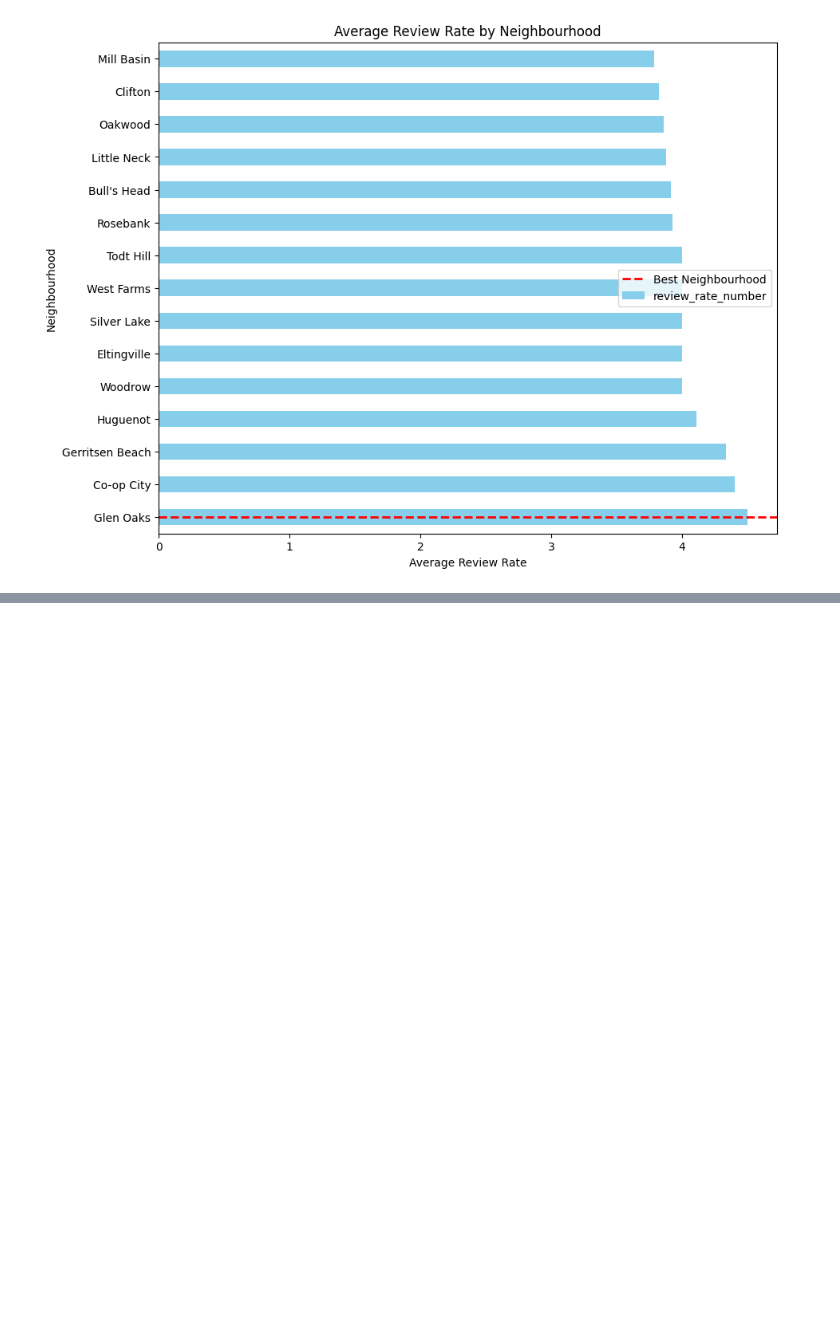
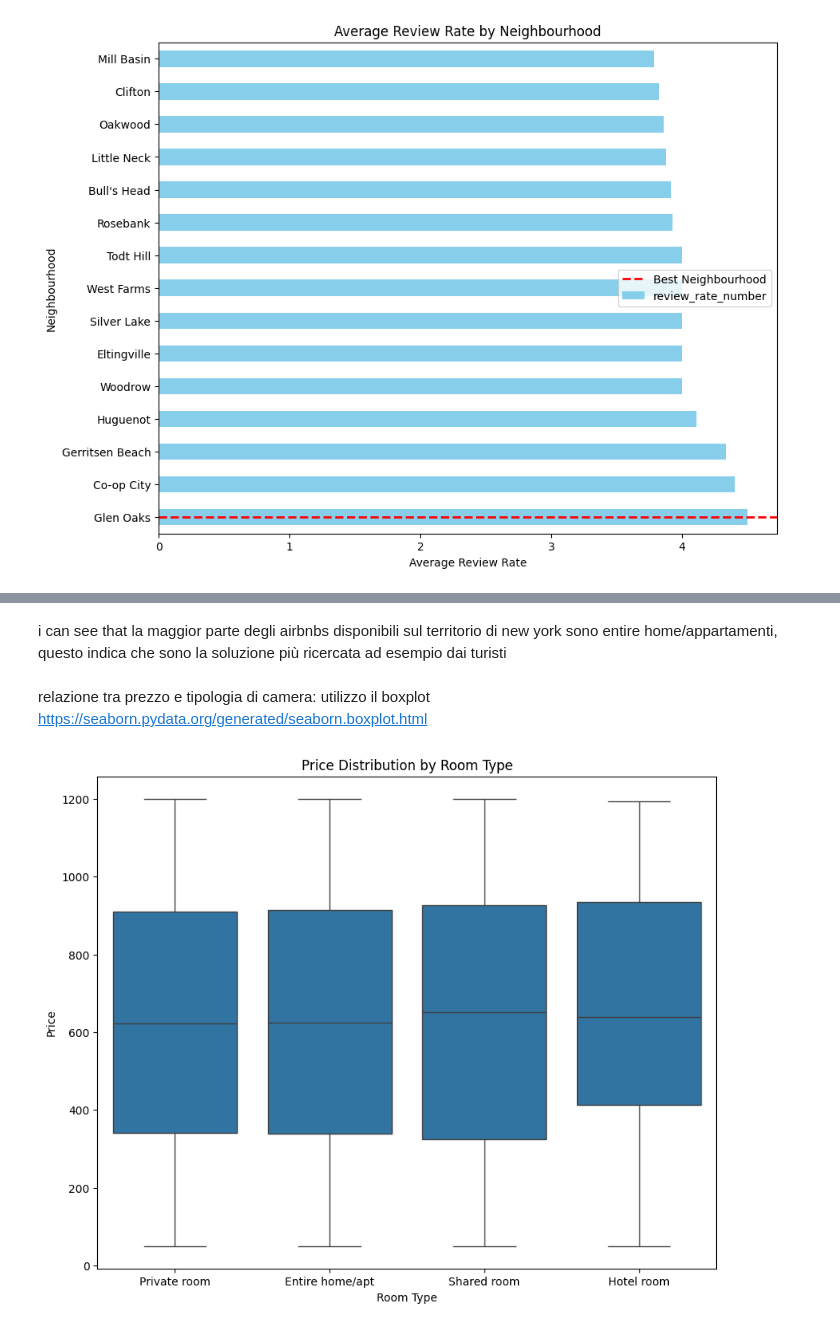
Before and after one commit to AnnaBicelli/Airbnb_Open_Data_project, a Jupyter notebook: Airbnb_Project.ipynb, the cells around one changed output, grey strips where cells are left out. Saved outputs shown, nothing was run; the diff lists cells and outputs as text; code cells hidden in the pictures; blank space fills up the shorter version.

```diff
--- a/Airbnb_Project.ipynb
+++ b/Airbnb_Project.ipynb
@@ -1384,0 +1632,14 @@ plt.show()
+# %% [markdown]
+i can see that la maggior parte degli airbnbs disponibili sul territorio di new york sono entire home/appartamenti, questo indica che sono la soluzione più ricercata ad esempio dai turisti
+# %% [markdown]
+relazione tra prezzo e tipologia di camera: utilizzo il boxplot https://seaborn.pydata.org/generated/seaborn.boxplot.html
+# %%
+# Grafico a boxplot dei prezzi in base al tipo di camera
+plt.figure(figsize=(10, 8))
+sns.boxplot(x='room_type', y='price', data=airbnb_df)
+plt.xlabel('Room Type')
+plt.ylabel('Price')
+plt.title('Price Distribution by Room Type')
+plt.show()
+# %% [output]
+[figure, added]
```
Also changed, not shown: parts of 28 cells of this notebook.
